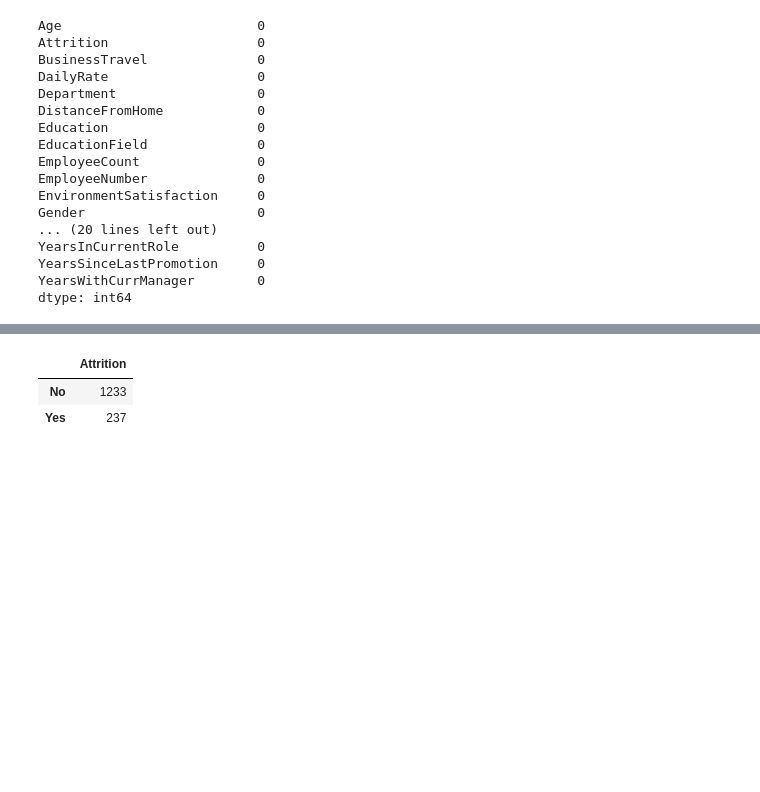
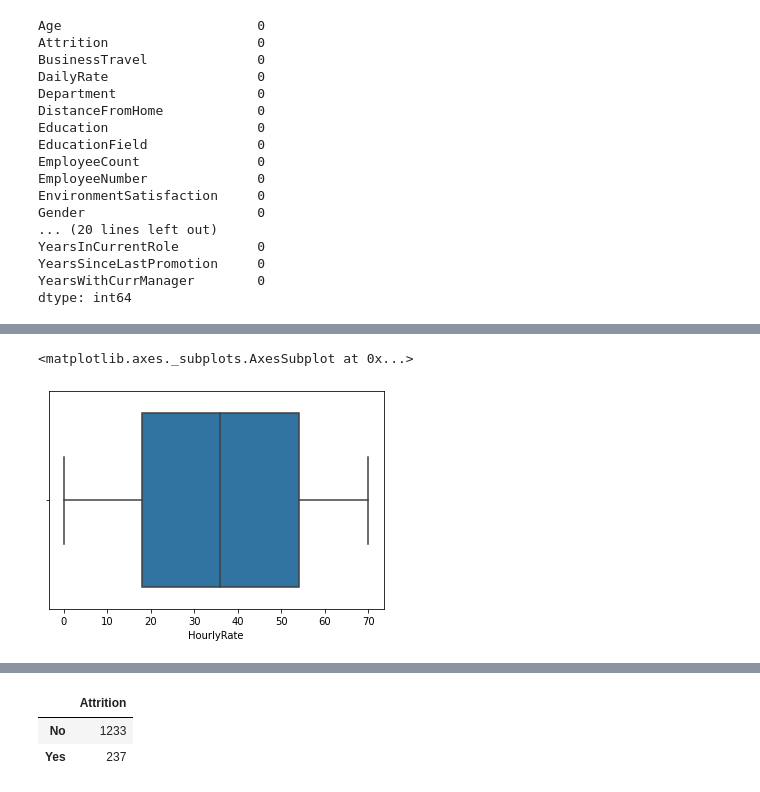
Before and after one commit to Akhilesh-Kulkarni/HR-Attrition---Random-Forest-Classification, a Jupyter notebook: HR_Attrition.ipynb, the cells around one changed output, grey strips where cells are left out. Drawn from its saved outputs; the diff is of its cells as text; code cells hidden in the pictures; blank space fills up the shorter version.

```diff
--- a/HR_Attrition.ipynb
+++ b/HR_Attrition.ipynb
@@ -78,0 +89,5 @@ dtype: int64
+# %%
+sns.boxplot(data=data,x='HourlyRate')
+# %% [output]
+<matplotlib.axes._subplots.AxesSubplot at 0x...>
+[figure, added]
```
Also changed, not shown: parts of 5 cells of this notebook.
